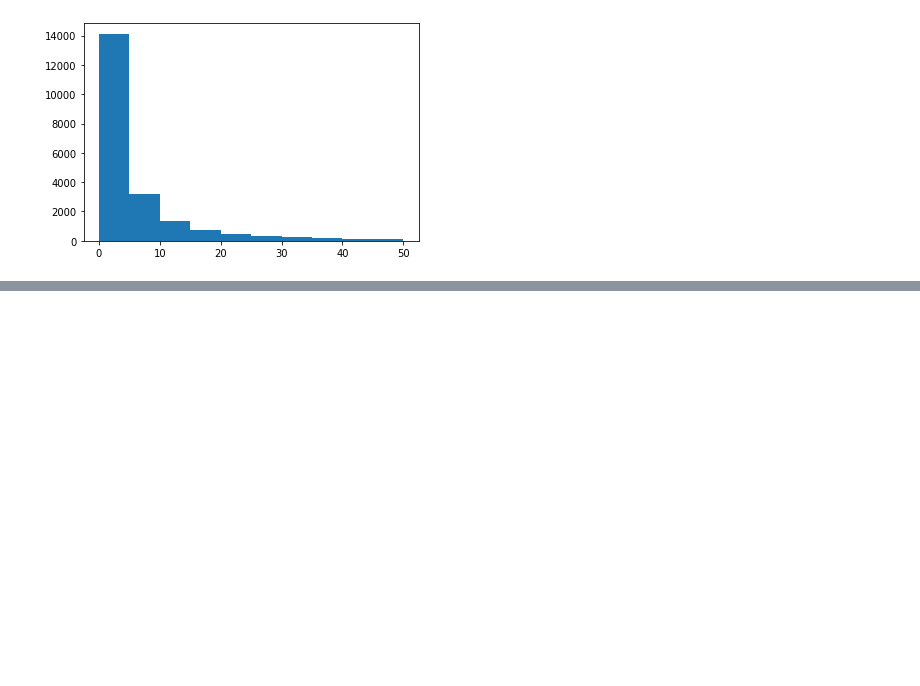
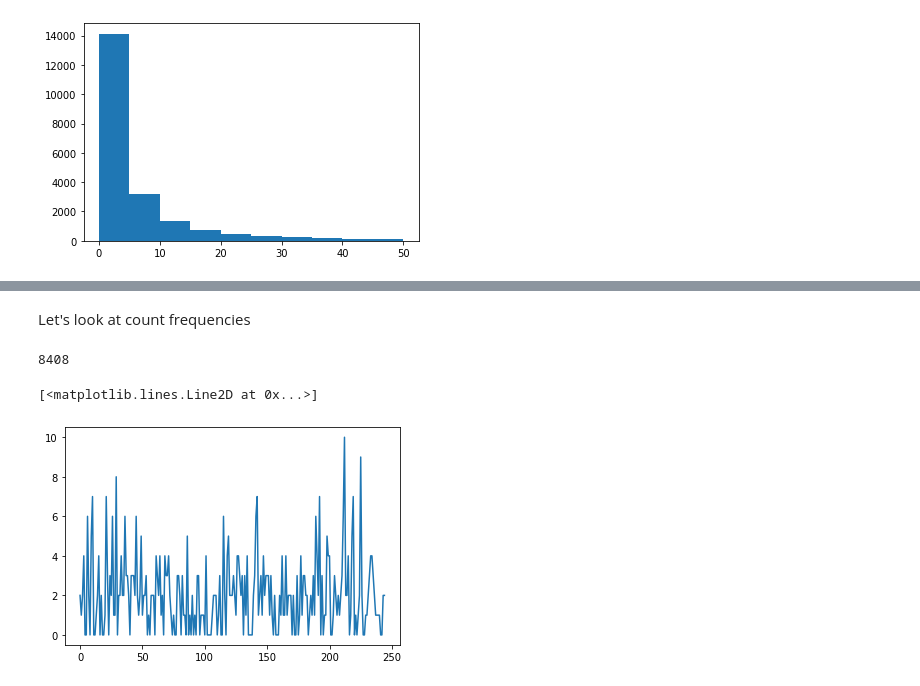
Before and after one commit to zcalhoun/wildfire, a Jupyter notebook: notebooks/larger-query.ipynb, the cells around one changed output, grey strips where cells are left out. Cells and saved outputs as stored; diff of their text form; code cells hidden in the pictures; blank space fills up the shorter version.

```diff
--- a/notebooks/larger-query.ipynb
+++ b/notebooks/larger-query.ipynb
@@ -169,0 +173,6 @@ tf_feature_names = tf.get_feature_names_out()
+# %% [markdown]
+Let's look at count frequencies
+# %%
+from joblib import load
+cv = load('cv.joblib')
+term_freq = load('term_freq.joblib')
@@ -169,0 +185,11 @@ tf_feature_names = tf.get_feature_names_out()
+# %%
+cough_i
+# %% [output]
+8408
+# %%
+cough = term_freq[:,8408].todense().flatten().tolist()[0]
+# %%
+plt.plot(range(0,len(cough)), cough)
+# %% [output]
+[<matplotlib.lines.Line2D at 0x...>]
+[figure, added]
```
Also changed, not shown: parts of 12 cells of this notebook, 6 other files.
